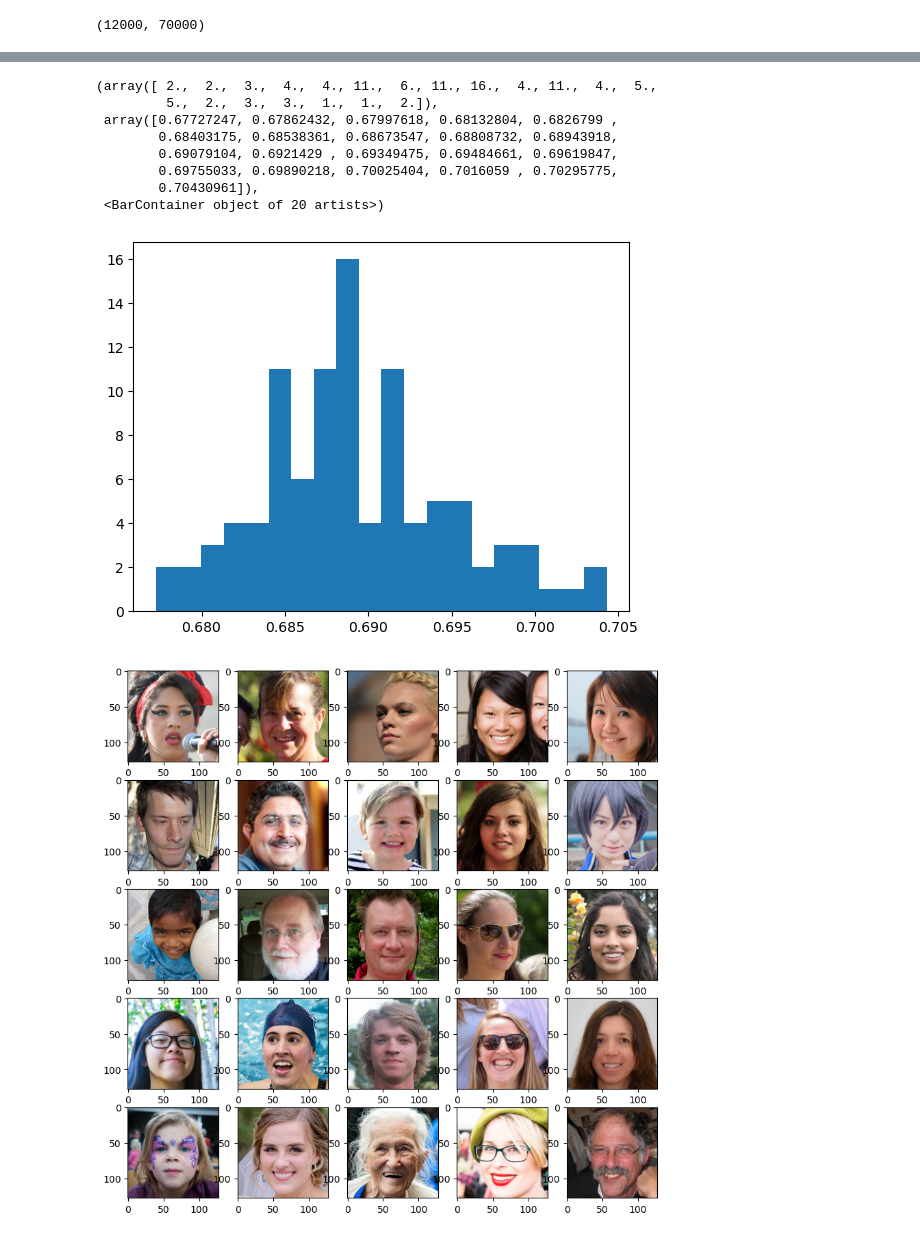
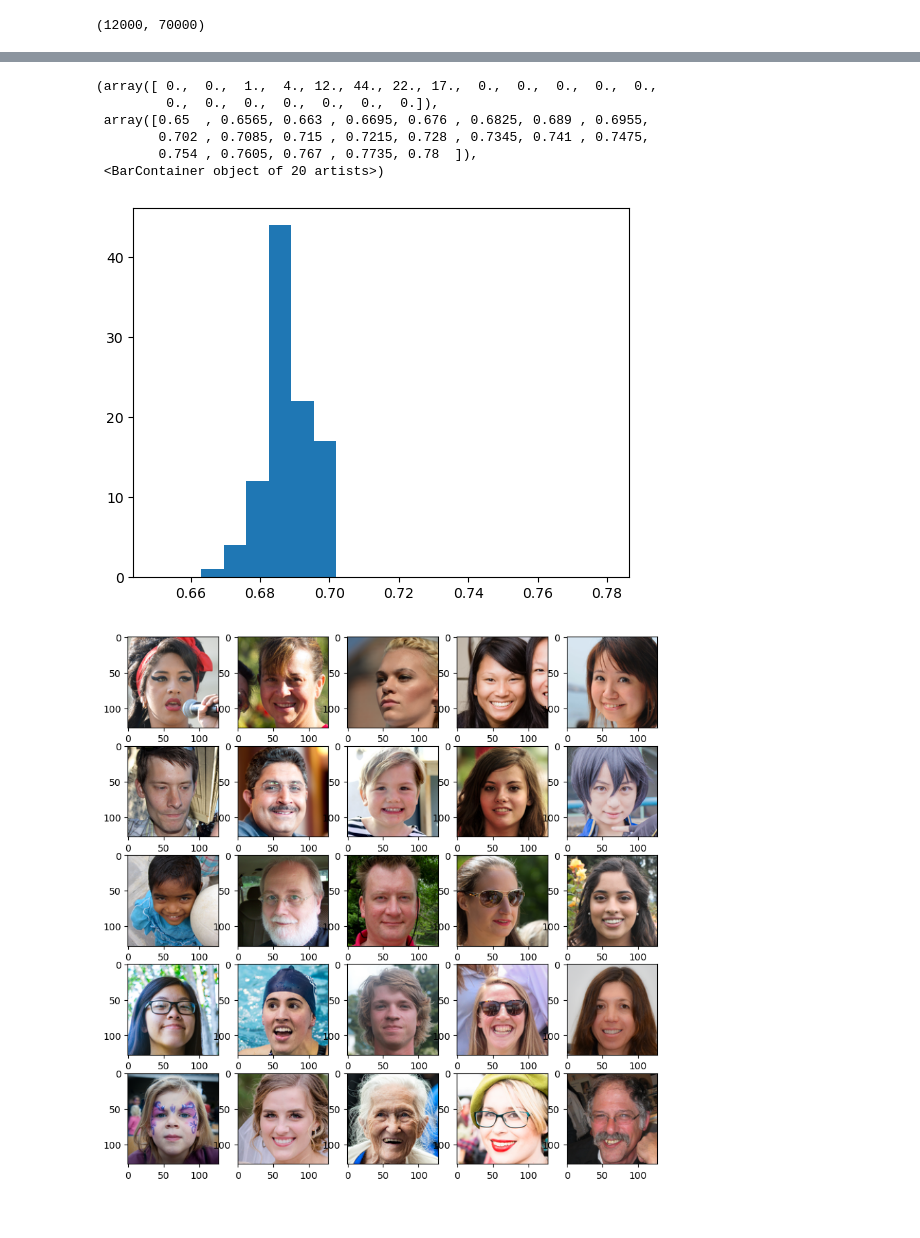
Before and after one commit to Usatoff/datasets_similarity, a Jupyter notebook: base.ipynb, the cells around one changed output, grey strips where cells are left out. Saved outputs shown, nothing was run; the diff lists cells and outputs as text; code cells hidden in the pictures.

```diff
--- a/base.ipynb
+++ b/base.ipynb
@@ -120,7 +120,8 @@ import torch.utils.data
 
 def get_embeds_example(dataset, extractor, subsample_size=1_000, random_seed=42):
     np.random.seed(random_seed)
-    idxs = np.random.choice(range(len(dataset)), subsample_size, replace=True)
+    subsample_size = min(subsample_size, len(dataset))
+    idxs = np.random.choice(range(len(dataset)), subsample_size, replace=False)
     subset = torch.utils.data.Subset(dataset, idxs)
 
     embeds = extractor.get_embedings(subset)
@@ -219,17 +223,15 @@ plt.hist(similarities_test_list_1, bins=100, range=[0.65, 0.78])
 # %%
 similarities_test_list_2 = get_similarities(my_dataset_2, test_dataset)
 # %%
-plt.hist(similarities_test_list_2, bins=20)
+plt.hist(similarities_test_list_2, bins=20, range=[0.65, 0.78])
 # %% [output]
-(array([ 2.,  2.,  3.,  4.,  4., 11.,  6., 11., 16.,  4., 11.,  4.,  5.,
-         5.,  2.,  3.,  3.,  1.,  1.,  2.]),
- array([0.67727247, 0.67862432, 0.67997618, 0.68132804, 0.6826799 ,
-        0.68403175, 0.68538361, 0.68673547, 0.68808732, 0.68943918,
-        0.69079104, 0.6921429 , 0.69349475, 0.69484661, 0.69619847,
-        0.69755033, 0.69890218, 0.70025404, 0.7016059 , 0.70295775,
-        0.70430961]),
+(array([ 0.,  0.,  1.,  4., 12., 44., 22., 17.,  0.,  0.,  0.,  0.,  0.,
+         0.,  0.,  0.,  0.,  0.,  0.,  0.]),
+ array([0.65  , 0.6565, 0.663 , 0.6695, 0.676 , 0.6825, 0.689 , 0.6955,
+        0.702 , 0.7085, 0.715 , 0.7215, 0.728 , 0.7345, 0.741 , 0.7475,
+        0.754 , 0.7605, 0.767 , 0.7735, 0.78  ]),
  <BarContainer object of 20 artists>)
-[figure, old version]
+[figure, new version]
 # %%
 def plot_images(dataset, cnt, random_state=42):
     np.random.seed(random_state)
```
Also changed, not shown: parts of 3 cells of this notebook.
